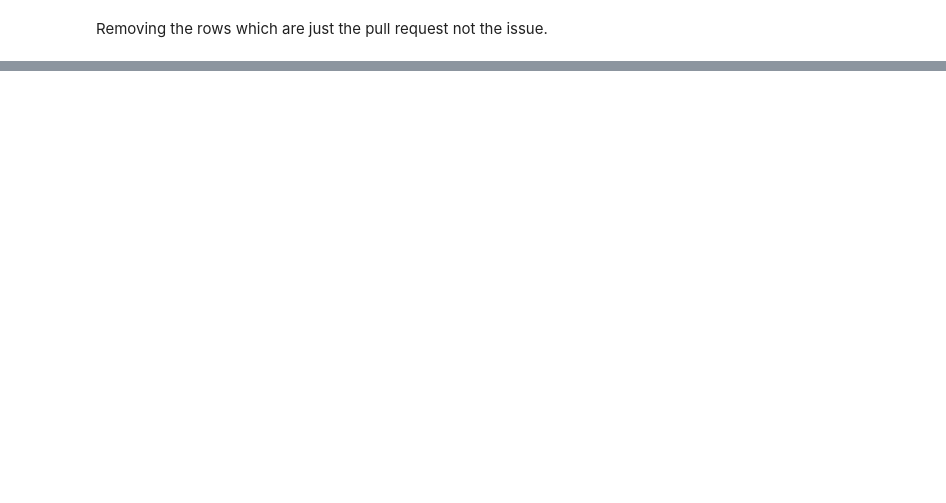
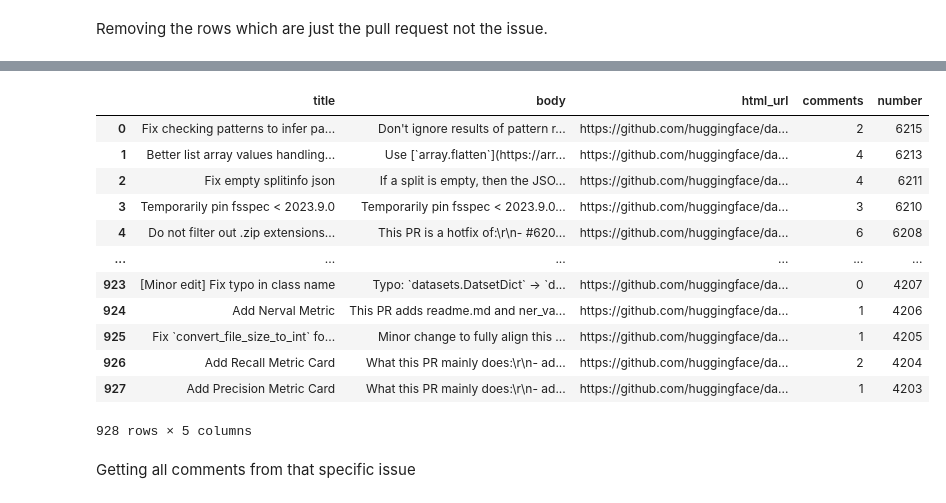
Before and after one commit to safeer-maker/LLM, a Jupyter notebook: Datasets/Playing with datasets.ipynb, the cells around one changed output, grey strips where cells are left out. Cells and saved outputs as stored; diff of their text form; code cells hidden in the pictures; blank space fills up the shorter version.

```diff
--- a/Datasets/Playing with datasets.ipynb
+++ b/Datasets/Playing with datasets.ipynb
@@ -914,0 +364,4 @@ git_data_pull_request_com_avg['body'][0]
+# %%
+from datasets import load_dataset
+git_data = load_dataset ('json', data_files='datasets-issues-sub.json', split='train')
+git_data
@@ -914,0 +405,3 @@ git_data_pull_request_com_avg['body'][0]
+# %%
+git_data_no_pull_req = git_data.filter(lambda x : (x["pull_request"] is not None) and (x['body'] is not None) )
+git_data_no_pull_req["pull_request"][:5]
@@ -914,0 +428,4 @@ git_data_pull_request_com_avg['body'][0]
+# %%
+selected_colums = ["title", 'body','html_url','comments', 'number']
+git_data_sel_columns =  git_data_no_pull_req.select_columns (column_names=selected_colums)
+git_data_sel_columns
@@ -914,0 +459,19 @@ git_data_pull_request_com_avg['body'][0]
+# %%
+git_df = git_data_sel_columns
+git_df.to_pandas()
+# %% [output]
+|  | title | body | html_url | comments | number |
+| 0 | Fix checking patterns to infer pa... | Don't ignore results of pattern r... | https://github.com/huggingface/da... | 2 | 6215 |
+| 1 | Better list array values handling... | Use [`array.flatten`](https://arr... | https://github.com/huggingface/da... | 4 | 6213 |
+| 2 | Fix empty splitinfo json | If a split is empty, then the JSO... | https://github.com/huggingface/da... | 4 | 6211 |
+| 3 | Temporarily pin fsspec < 2023.9.0 | Temporarily pin fsspec < 2023.9.0... | https://github.com/huggingface/da... | 3 | 6210 |
+| 4 | Do not filter out .zip extensions... | This PR is a hotfix of:\r\n- #620... | https://github.com/huggingface/da... | 6 | 6208 |
+| ... | ... | ... | ... | ... | ... |
+| 923 | [Minor edit] Fix typo in class name | Typo: `datasets.DatsetDict` -> `d... | https://github.com/huggingface/da... | 0 | 4207 |
+| 924 | Add Nerval Metric | This PR adds readme.md and ner_va... | https://github.com/huggingface/da... | 1 | 4206 |
+| 925 | Fix `convert_file_size_to_int` fo... | Minor change to fully align this ... | https://github.com/huggingface/da... | 1 | 4205 |
+| 926 | Add Recall Metric Card | What this PR mainly does:\r\n- ad... | https://github.com/huggingface/da... | 2 | 4204 |
+| 927 | Add Precision Metric Card | What this PR mainly does:\r\n- ad... | https://github.com/huggingface/da... | 1 | 4203 |
+928 rows × 5 columns
+# %% [markdown]
+Getting all comments from that specific issue
```
Also changed, not shown: parts of 111 cells of this notebook, 3 other files.
